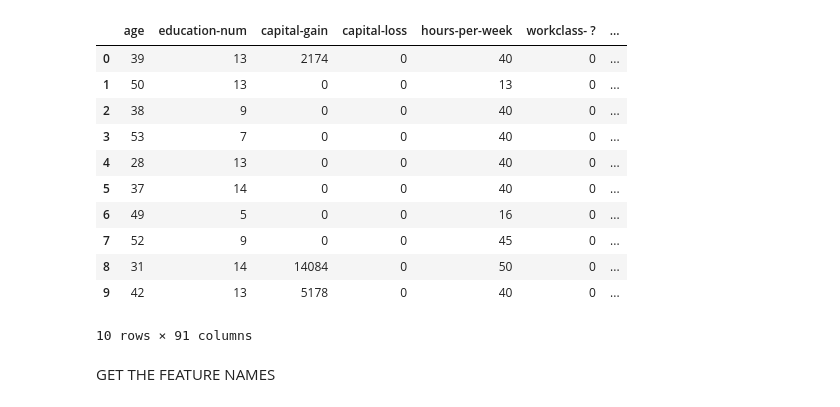
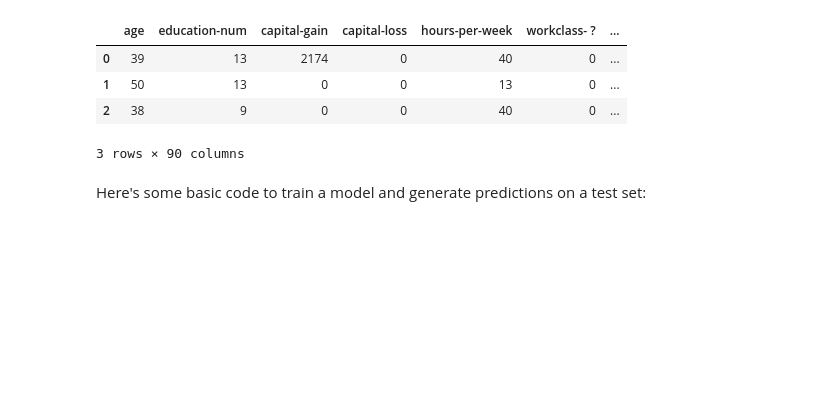
Before and after one commit to jvns/forestspy, a Jupyter notebook: adult dataset.ipynb, the cells around one changed output. Drawn from its saved outputs; the diff is of its cells as text; code cells hidden in the pictures; blank space fills up the shorter version.

```diff
--- a/adult dataset.ipynb
+++ b/adult dataset.ipynb
@@ -13,18 +12,14 @@ The autoreload extension is already loaded. To reload it, use:
 # %%
 from example.census import clean_census_data
 features, output = clean_census_data()
+features = features.drop('sex- Female', axis=1)
 # %%
-features[:10]
+features[:3]
 # %% [output]
 |  | age | education-num | capital-gain | capital-loss | hours-per-week | workclass- ? | ... |
 | 0 | 39 | 13 | 2174 | 0 | 40 | 0 | ... |
 | 1 | 50 | 13 | 0 | 0 | 13 | 0 | ... |
 | 2 | 38 | 9 | 0 | 0 | 40 | 0 | ... |
-| 3 | 53 | 7 | 0 | 0 | 40 | 0 | ... |
-| 4 | 28 | 13 | 0 | 0 | 40 | 0 | ... |
-| 5 | 37 | 14 | 0 | 0 | 40 | 0 | ... |
-| 6 | 49 | 5 | 0 | 0 | 16 | 0 | ... |
-| 7 | 52 | 9 | 0 | 0 | 45 | 0 | ... |
-| 8 | 31 | 14 | 14084 | 0 | 50 | 0 | ... |
-| 9 | 42 | 13 | 5178 | 0 | 40 | 0 | ... |
-10 rows × 91 columns
+3 rows × 90 columns
+# %% [markdown]
+Here's some basic code to train a model and generate predictions on a test set:
@@ -33,2 +35,0 @@ DATA_TO_USE, _ = train_test_split(df, train_size=0.7, random_state=42)
-# %% [markdown]
-GET THE FEATURE NAMES
```
Also changed, not shown: parts of 94 cells of this notebook, 1 other file.
